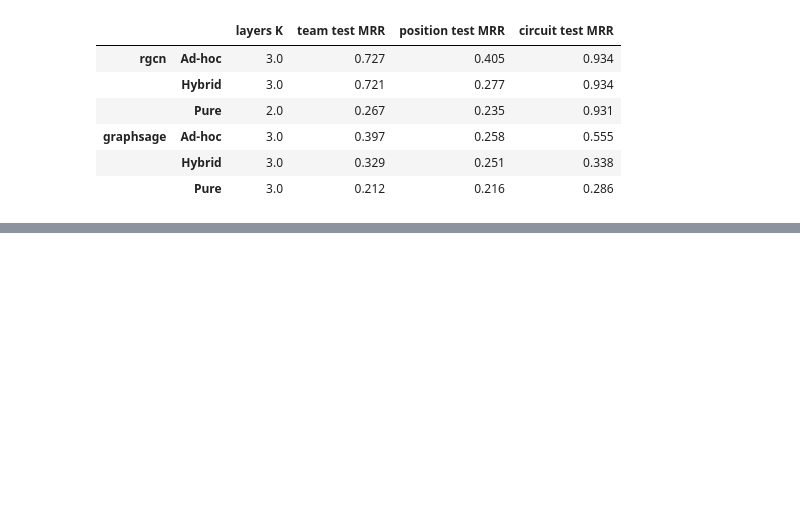
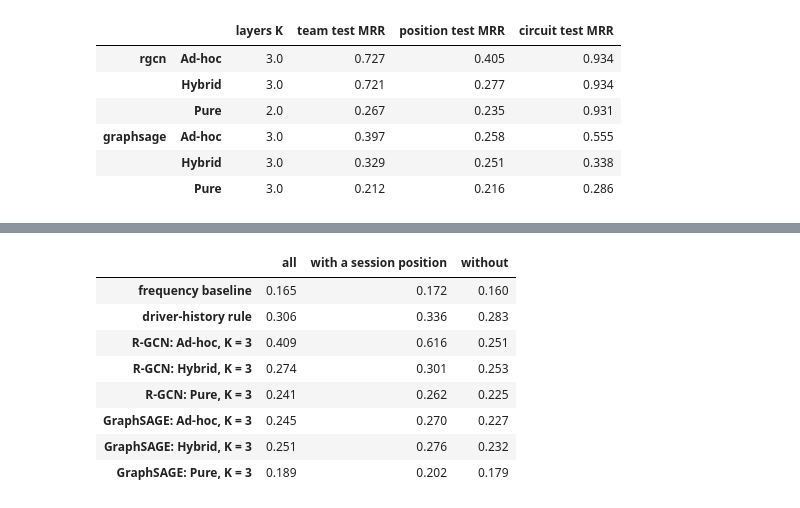
Before and after one commit to DominicVerschoor/ontologies_vs_gnns, a Jupyter notebook: link_prediction/link_prediction_analysis.ipynb, the cells around one changed output, grey strips where cells are left out. Cells and saved outputs as stored; diff of their text form; code cells hidden in the pictures; blank space fills up the shorter version.

```diff
--- a/link_prediction/link_prediction_analysis.ipynb
+++ b/link_prediction/link_prediction_analysis.ipynb
@@ -186,0 +279,35 @@ plt.show()
+# %%
+from link_prediction.link_prediction_tools import driver_slot_ranks, frequency_ranks
+
+driver_rule = driver_slot_ranks(assertions, split)
+head, freq_rank = frequency_ranks(graphs["adhoc"], "test")["position"]
+iri_of = {i: iri.strip("<>") for iri, i in graphs["adhoc"].node_ids.items()}
+frequency = pd.Series(freq_rank.numpy(), index=[iri_of[h] for h in head.tolist()])
+# Same queries as the models: every test entry with a start position.
+assert set(driver_rule.index) == set(frequency.index) and len(frequency) == per_seed["n with"].iloc[0] + per_seed["n without"].iloc[0]
+
+
+def mrr_by_session(ranks):
+    has = ranks.index.isin(with_session)
+    return {"all": (1 / ranks).mean(), "with a session position": (1 / ranks[has]).mean(),
+            "without": (1 / ranks[~has]).mean()}
+
+
+rules = pd.DataFrame({"frequency baseline": mrr_by_session(frequency),
+                      "driver-history rule": mrr_by_session(driver_rule)}).T
+models = by_session.loc[:, (groups, "mean")].droplevel(1, axis=1)
+models = models.loc[[(e, r) for e in ENCODERS for r in ("Ad-hoc, K = 3", "Hybrid, K = 3", "Pure, K = 3")]]
+models.index = [f"{ENCODERS[e]}: {r}" for e, r in models.index]
+position_rules = pd.concat([rules, models])
+position_rules.round(3).to_csv(OUT_DIR / "position_rules.csv")
+position_rules.round(3)
+# %% [output]
+|  | all | with a session position | without |
+| frequency baseline | 0.165 | 0.172 | 0.160 |
+| driver-history rule | 0.306 | 0.336 | 0.283 |
+| R-GCN: Ad-hoc, K = 3 | 0.409 | 0.616 | 0.251 |
+| R-GCN: Hybrid, K = 3 | 0.274 | 0.301 | 0.253 |
+| R-GCN: Pure, K = 3 | 0.241 | 0.262 | 0.225 |
+| GraphSAGE: Ad-hoc, K = 3 | 0.245 | 0.270 | 0.227 |
+| GraphSAGE: Hybrid, K = 3 | 0.251 | 0.276 | 0.232 |
+| GraphSAGE: Pure, K = 3 | 0.189 | 0.202 | 0.179 |
```
Also changed, not shown: parts of 8 cells of this notebook, 29 other files.
